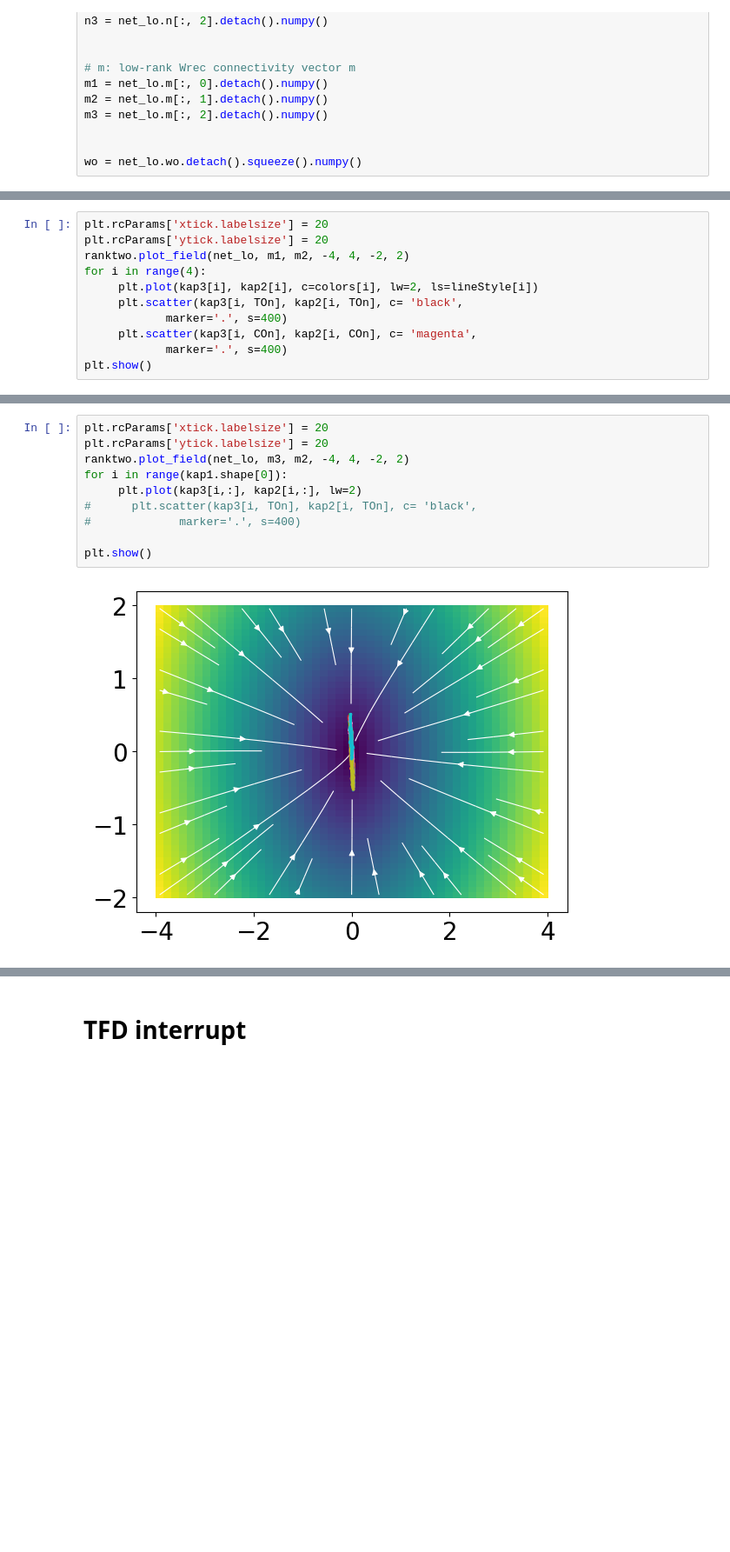
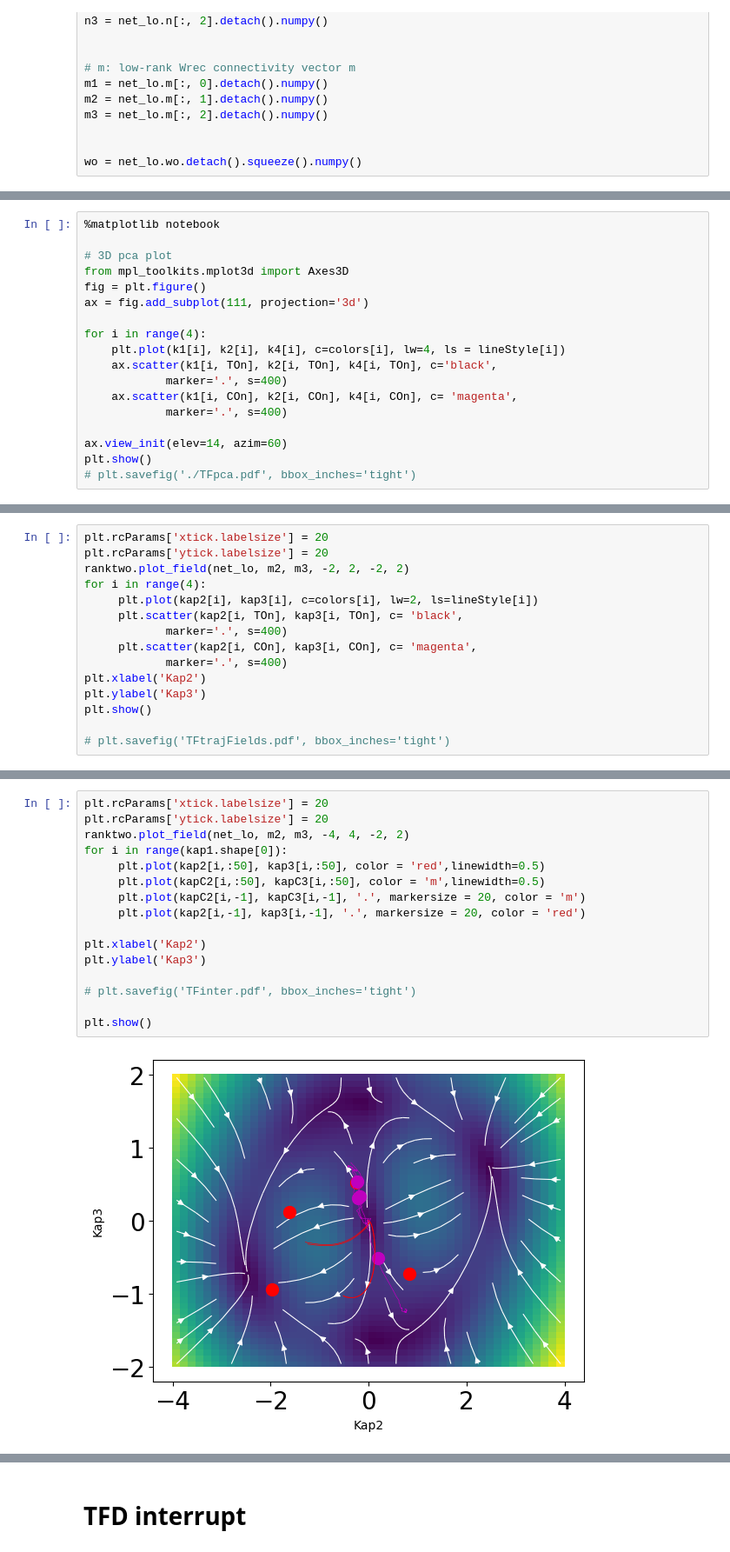
Before and after one commit to tianw6/lowrank_inference, a Jupyter notebook: notebooks/TFinterrupt.ipynb, the cells around one changed output, grey strips where cells are left out. Shown at 87% size. Saved outputs shown, nothing was run; the diff lists cells and outputs as text; blank space fills up the shorter version.

```diff
--- a/notebooks/TFinterrupt.ipynb
+++ b/notebooks/TFinterrupt.ipynb
@@ -68,3 +134,21 @@ loss=0.040, acc=1.000
+# %%
+%matplotlib notebook
+
+# 3D pca plot
+from mpl_toolkits.mplot3d import Axes3D
+fig = plt.figure()
+ax = fig.add_subplot(111, projection='3d')
+
+for i in range(4):
+    plt.plot(k1[i], k2[i], k4[i], c=colors[i], lw=4, ls = lineStyle[i])
+    ax.scatter(k1[i, TOn], k2[i, TOn], k4[i, TOn], c='black',
+            marker='.', s=400)
+    ax.scatter(k1[i, COn], k2[i, COn], k4[i, COn], c= 'magenta',
+            marker='.', s=400)
+
+ax.view_init(elev=14, azim=60)
+plt.show()
+# plt.savefig('./TFpca.pdf', bbox_inches='tight')
 # %%
 TOn = 10
 COn = 150
@@ -79,12 +190,16 @@ lineStyle = ['-', '--', '-', '--']
 # %%
 plt.rcParams['xtick.labelsize'] = 20
 plt.rcParams['ytick.labelsize'] = 20
-ranktwo.plot_field(net_lo, m1, m2, -4, 4, -2, 2)
+ranktwo.plot_field(net_lo, m2, m3, -2, 2, -2, 2)
 for i in range(4):
-     plt.plot(kap3[i], kap2[i], c=colors[i], lw=2, ls=lineStyle[i])
-     plt.scatter(kap3[i, TOn], kap2[i, TOn], c= 'black',
+     plt.plot(kap2[i], kap3[i], c=colors[i], lw=2, ls=lineStyle[i])
+     plt.scatter(kap2[i, TOn], kap3[i, TOn], c= 'black',
             marker='.', s=400)
-     plt.scatter(kap3[i, COn], kap2[i, COn], c= 'magenta',
+     plt.scatter(kap2[i, COn], kap3[i, COn], c= 'magenta',
             marker='.', s=400)
+plt.xlabel('Kap2')
+plt.ylabel('Kap3')
 plt.show()
+
+# plt.savefig('TFtrajFields.pdf', bbox_inches='tight')
 # %% [output]
@@ -106,13 +243,19 @@ kap3 = traj_inter1 @ m3 / size
 # %%
 plt.rcParams['xtick.labelsize'] = 20
 plt.rcParams['ytick.labelsize'] = 20
-ranktwo.plot_field(net_lo, m3, m2, -4, 4, -2, 2)
+ranktwo.plot_field(net_lo, m2, m3, -4, 4, -2, 2)
 for i in range(kap1.shape[0]):
-     plt.plot(kap3[i,:], kap2[i,:], lw=2)
-#      plt.scatter(kap3[i, TOn], kap2[i, TOn], c= 'black',
-#             marker='.', s=400)
+     plt.plot(kap2[i,:50], kap3[i,:50], color = 'red',linewidth=0.5)
+     plt.plot(kapC2[i,:50], kapC3[i,:50], color = 'm',linewidth=0.5)
+     plt.plot(kapC2[i,-1], kapC3[i,-1], '.', markersize = 20, color = 'm')
+     plt.plot(kap2[i,-1], kap3[i,-1], '.', markersize = 20, color = 'red')
+
+plt.xlabel('Kap2')
+plt.ylabel('Kap3')
+
+# plt.savefig('TFinter.pdf', bbox_inches='tight')
 
 plt.show()
 # %% [output]
-[figure, old version]
+[figure, new version]
 # %%
```
Also changed, not shown: parts of 17 cells of this notebook, 17 other files.
